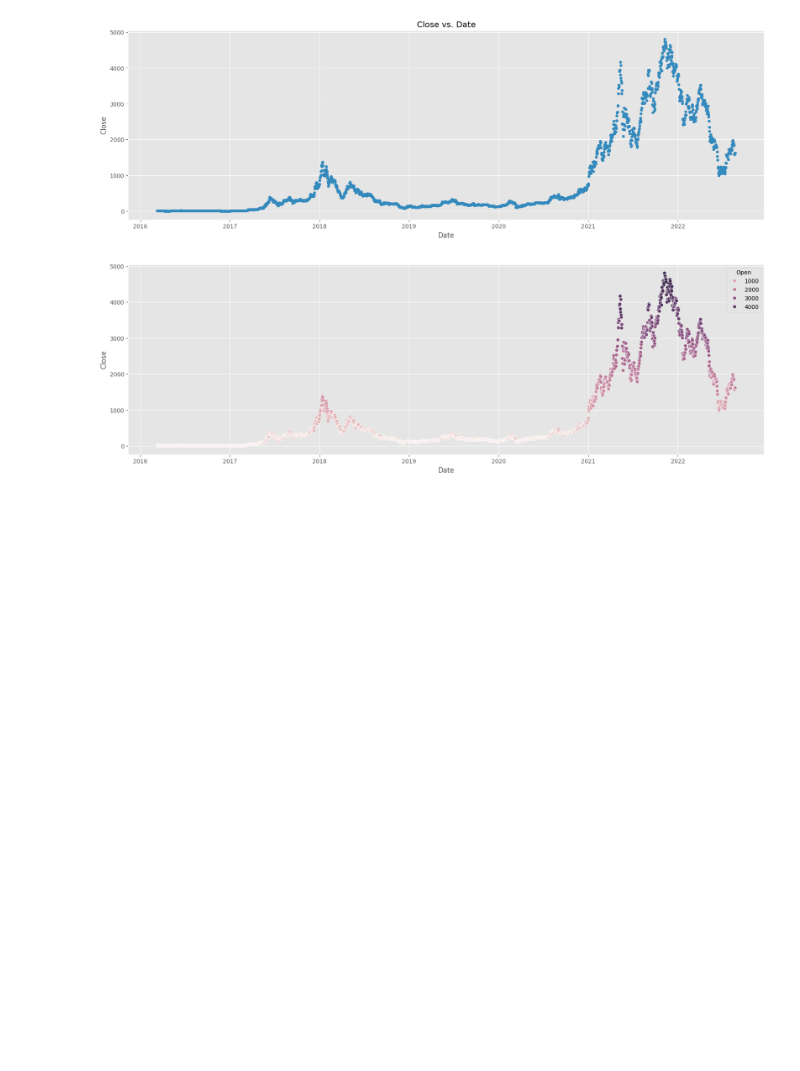
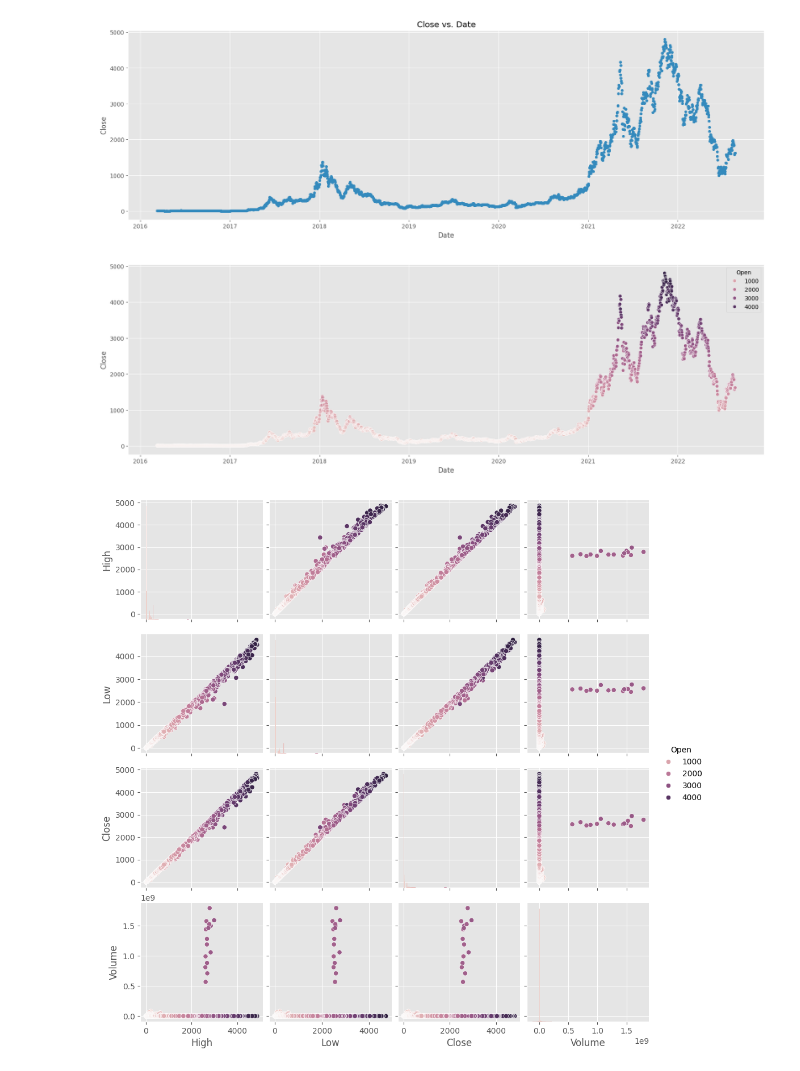
Before and after one commit to kaan4dev/cryptoAnalysis, a Jupyter notebook: coins.ipynb, the cells around one changed output. Cells and saved outputs as stored; diff of their text form; code cells hidden in the pictures; blank space fills up the shorter version.

```diff
--- a/coins.ipynb
+++ b/coins.ipynb
@@ -164,3 +164,9 @@ sns.scatterplot(x='Date', y='Close', hue='Open', data=df)
 plt.show()
 # %% [output]
 [figure]
+# %%
+sns.pairplot(df[['Open', 'High', 'Low', 'Close', 'Volume']], hue='Open')
+
+plt.show()
+# %% [output]
+[figure, added]
```
Also changed, not shown: parts of 6 cells of this notebook, 5 other files.
